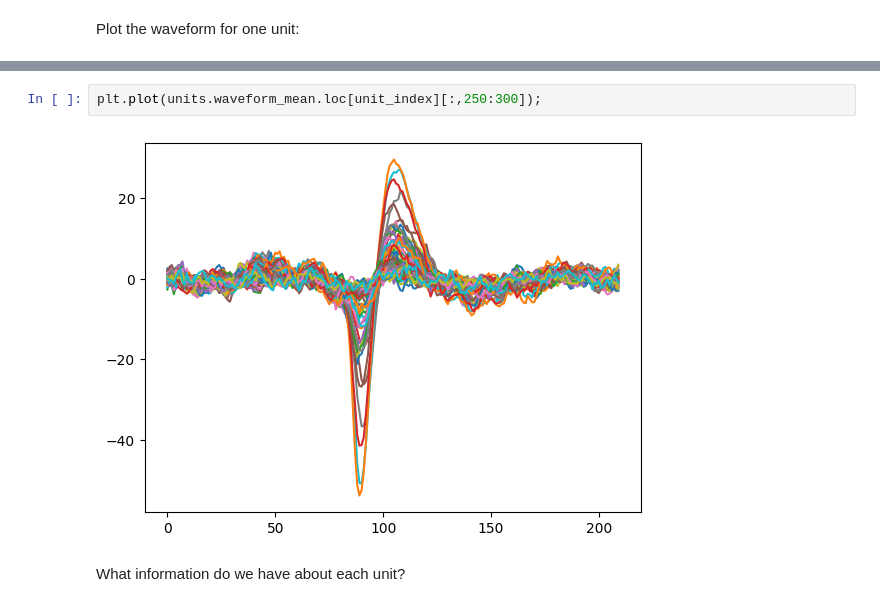
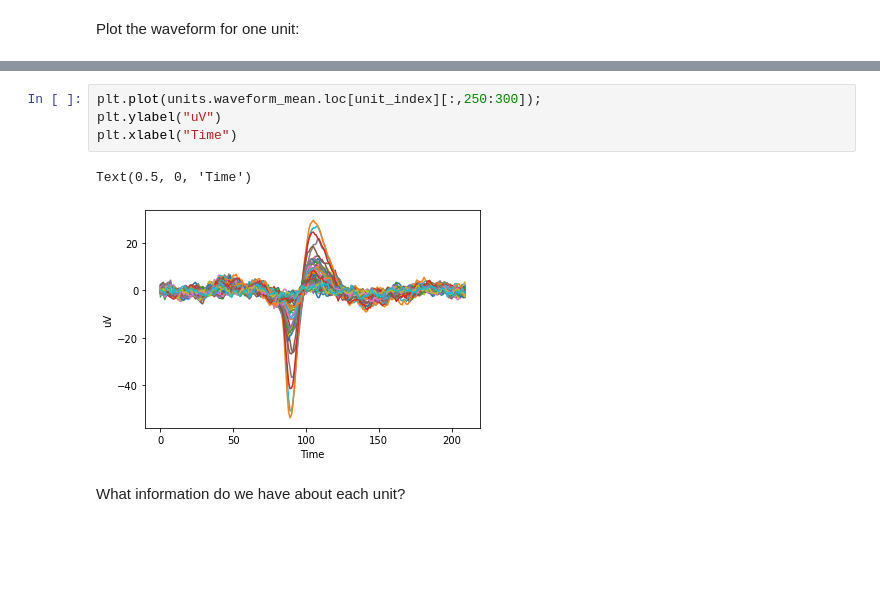
Before and after one commit to AllenNeuralDynamics/aind-uw-cnc-workshop, a Jupyter notebook: code/optotagging.ipynb, the cells around one changed output, grey strips where cells are left out. Drawn from its saved outputs; the diff is of its cells as text; blank space fills up the shorter version.

```diff
--- a/code/optotagging.ipynb
+++ b/code/optotagging.ipynb
@@ -56,7 +56,10 @@ Text(0.5, 0, 'Time')
 # %%
 plt.plot(units.waveform_mean.loc[unit_index][:,250:300]);
+plt.ylabel("uV")
+plt.xlabel("Time")
 # %% [output]
+Text(0.5, 0, 'Time')
-[figure, old version]
+[figure, new version]
 # %% [markdown]
 What information do we have about each unit?
 # %%
```
Also changed, not shown: parts of 12 cells of this notebook, 3 other files.
